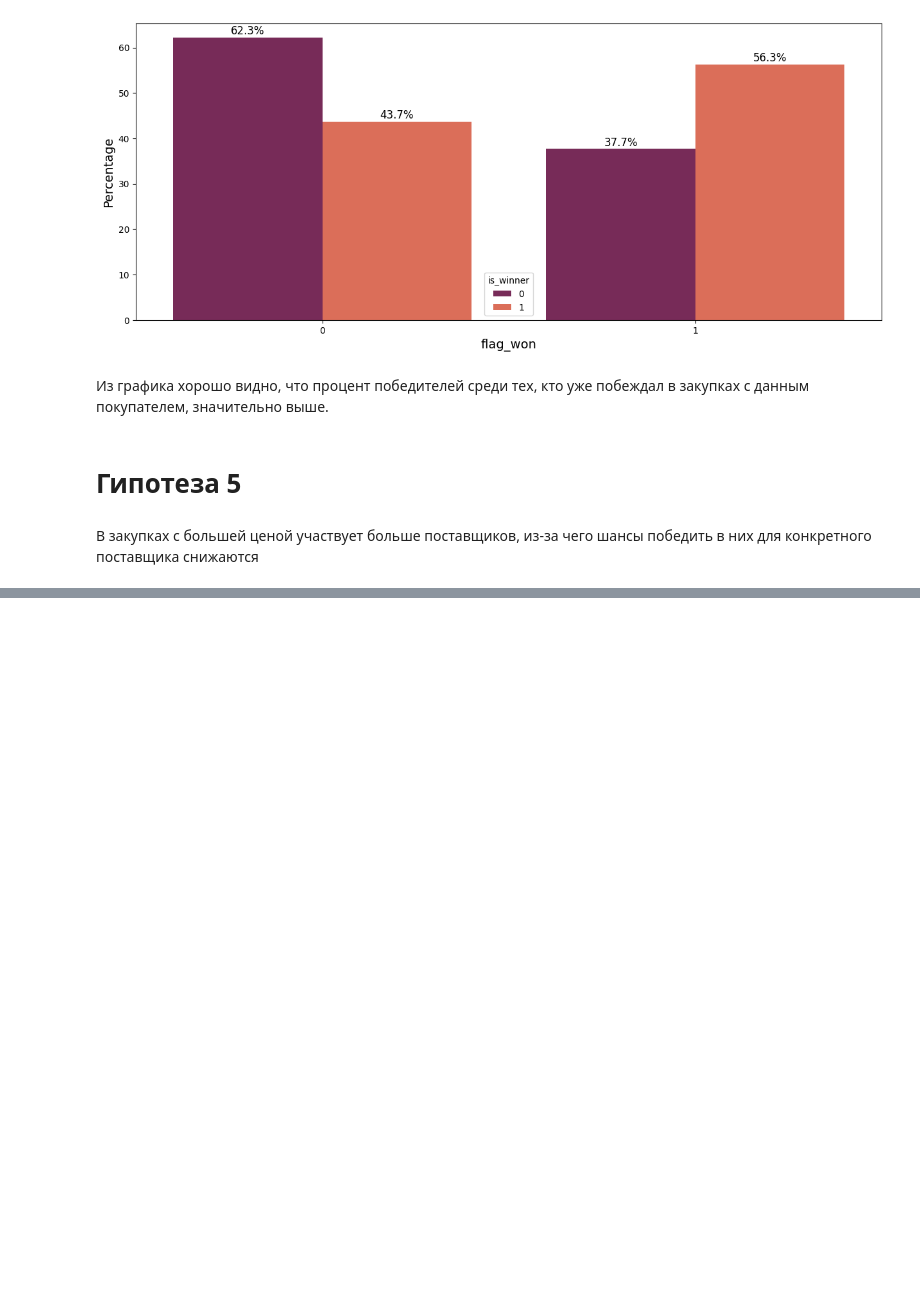
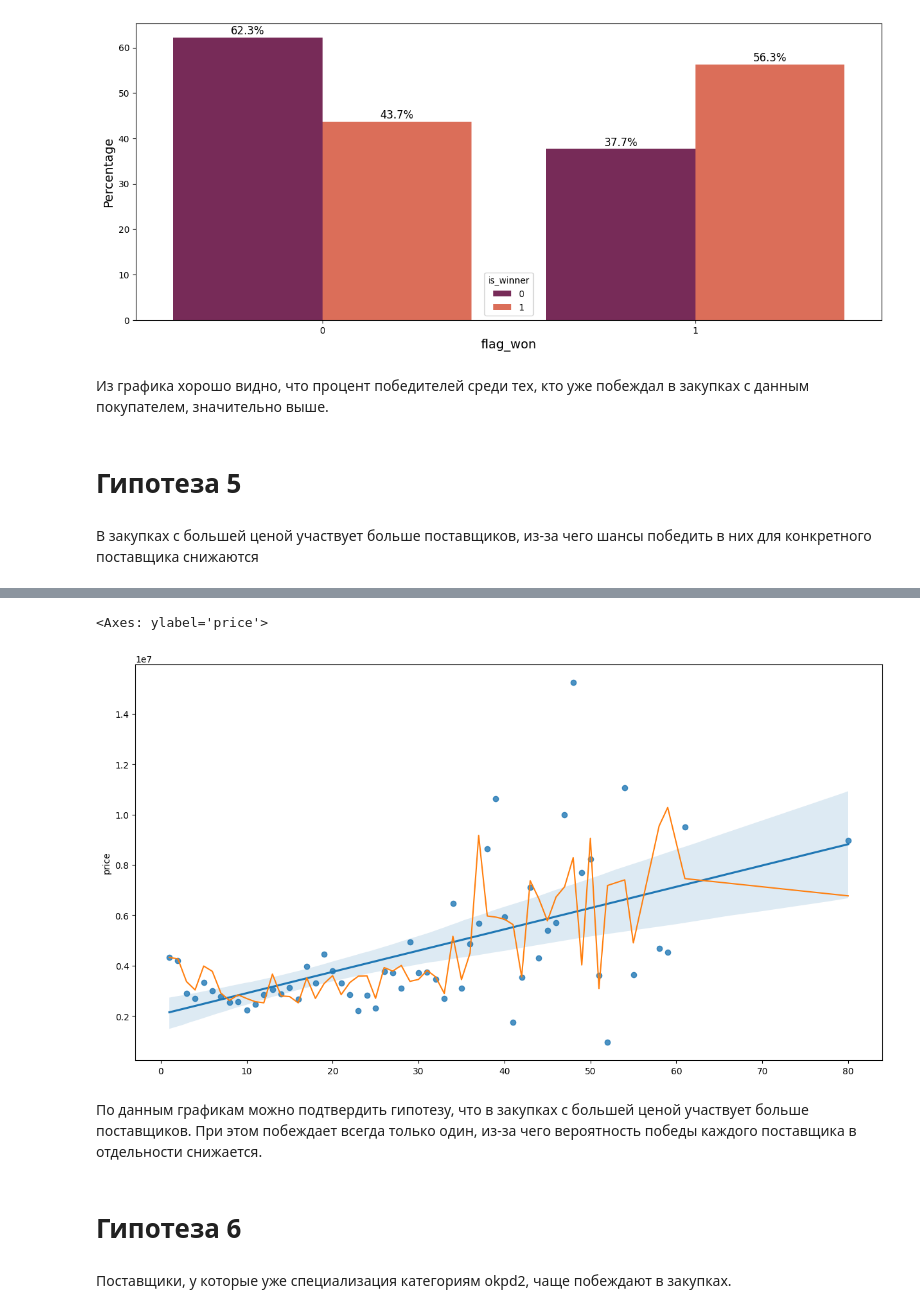
Before and after one commit to Lsdbot/Zakupki, a Jupyter notebook: notebooks/EDA.ipynb, the cells around one changed output, grey strips where cells are left out. Drawn from its saved outputs; the diff is of its cells as text; code cells hidden in the pictures; blank space fills up the shorter version.

```diff
--- a/notebooks/EDA.ipynb
+++ b/notebooks/EDA.ipynb
@@ -489,0 +498,46 @@ sns.barplot(x=df_filtered.n_part, y=df_filtered.price)
+# %%
+def weighted_moving_average(data, weights, n_window=5):
+    """
+    Вычисляет скользящее среднее.
+
+    Аргументы:
+    data -- список значений временного ряда
+    weights -- список весов, соответствующих значениям в data
+    n_window -- количество элементов для вычисления скользящего среднего
+
+    Возвращает:
+    moving_average -- список значений взвешенного скользящего среднего
+    """
+    moving_average = []
+    for i in range(len(data)):
+        if i < n_window:
+            # Вычисляем взвешенное среднее для первых i элементов
+            window = data[:i+1]
+            weights_window = weights[:i+1]
+        else:
+            # Вычисляем взвешенное среднее для n_window элементов
+            window = data[i-n_window+1:i+1]
+            weights_window = weights[i-n_window+1:i+1]
+        # Вычисляем взвешенное среднее
+        moving_average.append(sum([a*b for a,b in zip(window, weights_window)]) / sum(weights_window))
+    return moving_average
+# %%
+arr = weighted_moving_average(df_filtered.groupby('n_part')['price'].mean(),
+                              df_filtered.groupby('n_part').size() / df_filtered.shape[0],
+                              n_window=5)
+# %%
+#построим линейную регрессию по средней цене от кол-ва участников с учетом доверительных интервалов
+fig = plt.figure(figsize=[15,8])
+sns.regplot(x=df_filtered.n_part.unique(),
+            y=df_filtered.groupby('n_part')['price'].mean(),
+            ci=95)
+sns.lineplot(x=df_filtered.n_part.unique(), y=arr)
+# %% [output]
+<Axes: ylabel='price'>
+[figure, added]
+# %% [markdown]
+По данным графикам можно подтвердить гипотезу, что в закупках с большей ценой участвует больше поставщиков. При этом побеждает всегда только один, из-за чего вероятность победы каждого поставщика в отдельности снижается.
+# %% [markdown]
+# Гипотеза 6
+# %% [markdown]
+Поставщики, у которые уже специализация категориям okpd2, чаще побеждают в закупках.
```
Also changed, not shown: parts of 35 cells of this notebook.
